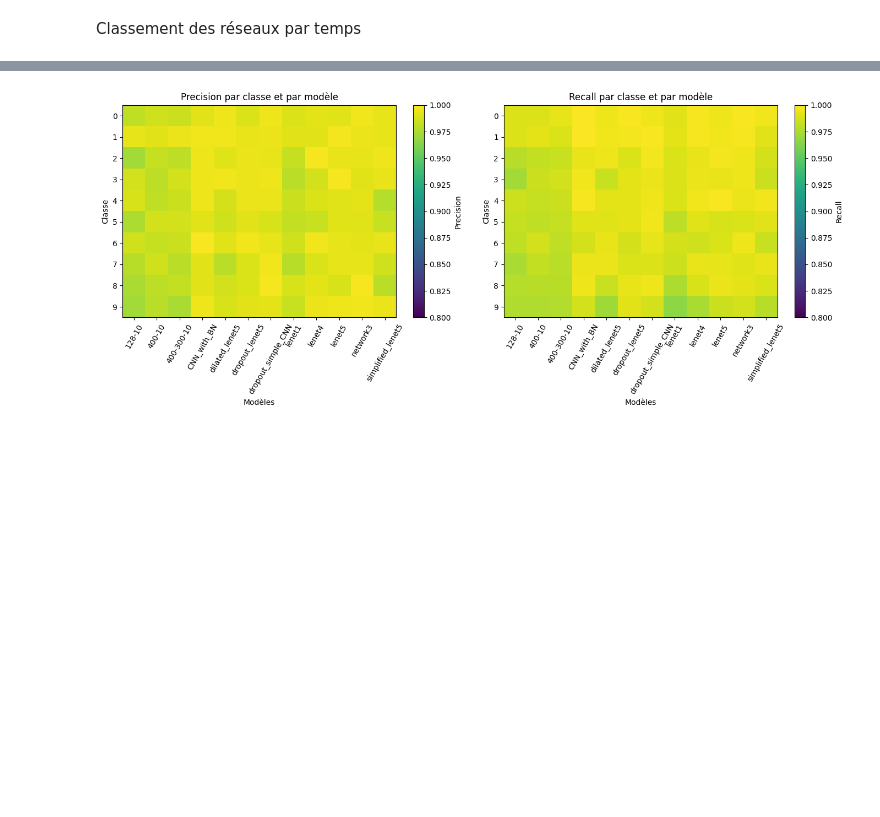
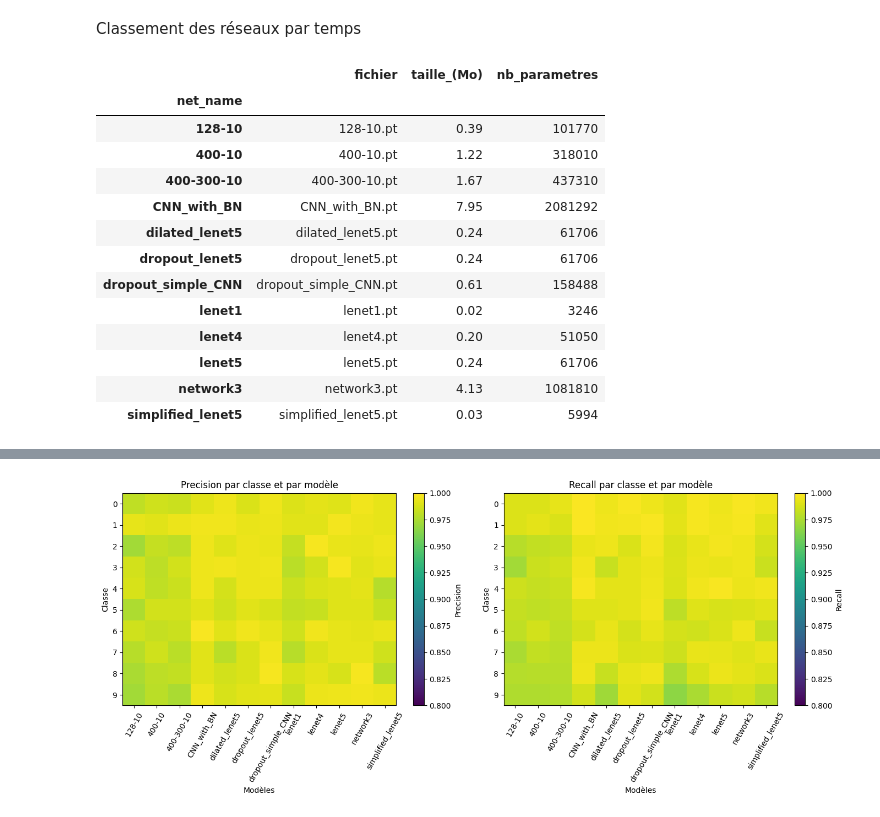
Before and after one commit to big-gic/CNN_Hekzam, a Jupyter notebook: analyse.ipynb, the cells around one changed output, grey strips where cells are left out. Drawn from its saved outputs; the diff is of its cells as text; code cells hidden in the pictures; blank space fills up the shorter version.

```diff
--- a/analyse.ipynb
+++ b/analyse.ipynb
@@ -158,6 +171,71 @@ plot_time_vs_accuracy("total_time")
 [figure]
 # %% [markdown]
 Classement des réseaux par temps
+# %%
+results = []
+
+for net_name in df_means.index:
+    file = Path("created_files/"+net_name+".pt")
+
+    try:
+        obj = torch.load(file, map_location="cpu")
+
+        # Cas 1 : checkpoint contenant model_state_dict
+        if isinstance(obj, dict) and "model_state_dict" in obj:
+            state_dict = obj["model_state_dict"]
+
+        # Cas 2 : state_dict directement sauvegardé
+        elif isinstance(obj, dict):
+            state_dict = obj
+
+        else:
+            raise ValueError(f"Format inattendu : {type(obj)}")
+
+        # Ne garder que les tenseurs
+        tensors = [v for v in state_dict.values()
+                   if isinstance(v, torch.Tensor)]
+
+        n_params = sum(t.numel() for t in tensors)
+
+        size_mb = file.stat().st_size / (1024 ** 2)
+
+        results.append({
+            "net_name": file.stem,
+            "fichier": file.name,
+            "taille_(Mo)": round(size_mb, 2),
+            "nb_parametres": n_params,
+        })
+
+
+    except Exception as e:
+        print(f"  ERREUR : {e}")
+
+        results.append({
+            "net_name": file.stem,
+            "fichier": file.name,
+            "taille_(Mo)": None,
+            "nb_parametres": None,
+            "Erreur": str(e)
+        })
+
+df_size = pd.DataFrame(results)
+df_size = df_size.set_index("net_name")
+display(df_size)
+# %% [output]
+|  | fichier | taille_(Mo) | nb_parametres |
+| net_name |  |  |  |
+| 128-10 | 128-10.pt | 0.39 | 101770 |
+| 400-10 | 400-10.pt | 1.22 | 318010 |
+| 400-300-10 | 400-300-10.pt | 1.67 | 437310 |
+| CNN_with_BN | CNN_with_BN.pt | 7.95 | 2081292 |
+| dilated_lenet5 | dilated_lenet5.pt | 0.24 | 61706 |
+| dropout_lenet5 | dropout_lenet5.pt | 0.24 | 61706 |
+| dropout_simple_CNN | dropout_simple_CNN.pt | 0.61 | 158488 |
+| lenet1 | lenet1.pt | 0.02 | 3246 |
+| lenet4 | lenet4.pt | 0.20 | 51050 |
+| lenet5 | lenet5.pt | 0.24 | 61706 |
+| network3 | network3.pt | 4.13 | 1081810 |
+| simplified_lenet5 | simplified_lenet5.pt | 0.03 | 5994 |
 # %%
 network_time_sorted = df_means.sort_values('network_time', ascending=True).index.tolist()
 forward_time_sorted = df_means.sort_values('forward_time', ascending=True).index.tolist()
```
Also changed, not shown: parts of 5 cells of this notebook, 46 other files.
